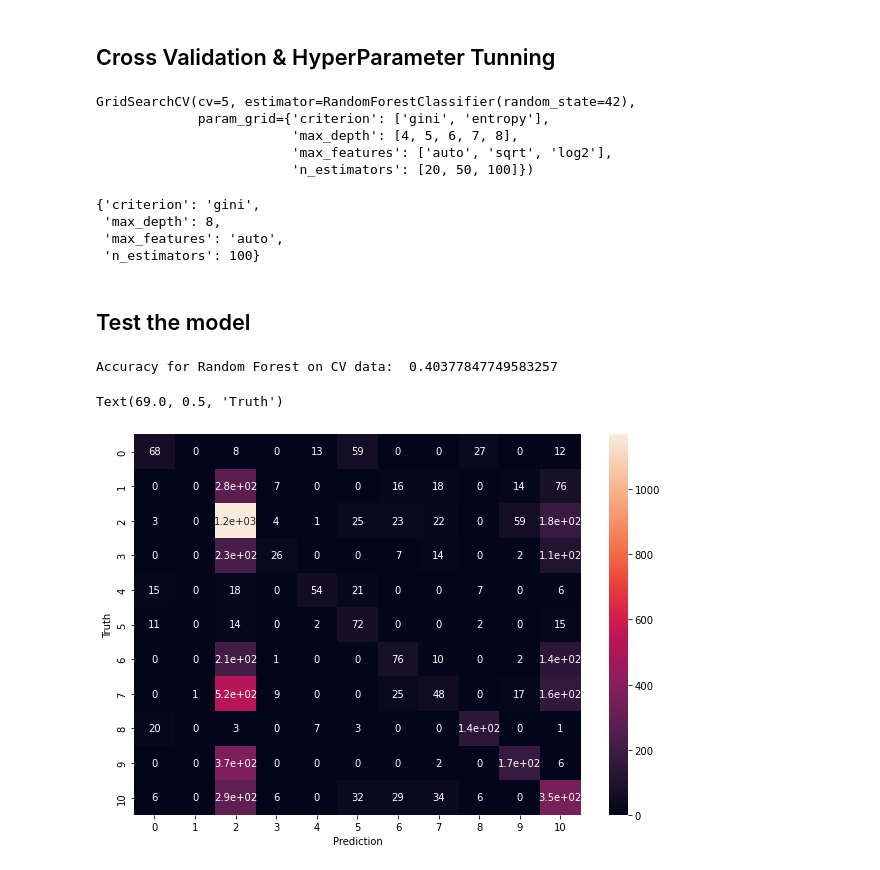
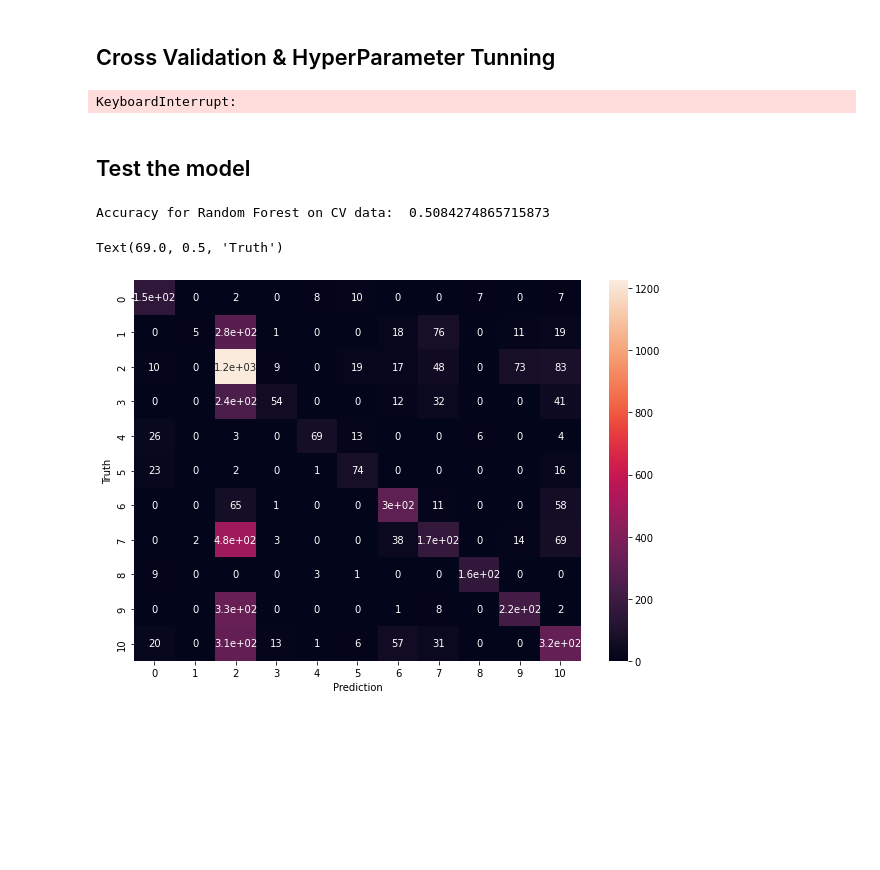
Before and after one commit to rawanalqarni/Music_Dataset, a Jupyter notebook: Samah/ML_RandomForest.ipynb, the cells around one changed output. Drawn from its saved outputs; the diff is of its cells as text; code cells hidden in the pictures; blank space fills up the shorter version.

```diff
--- a/Samah/ML_RandomForest.ipynb
+++ b/Samah/ML_RandomForest.ipynb
@@ -145,39 +145,30 @@ param_grid = {
     'criterion' :['gini', 'entropy']
 }
 CV_rfc = GridSearchCV(estimator=rfc, param_grid=param_grid, cv= 5,return_train_score=False)
-CV_rfc.fit(x_train[selected_features], y_train.values.ravel())
+CV_rfc.fit(x_train, y_train.values.ravel())
 # %% [output]
-GridSearchCV(cv=5, estimator=RandomForestClassifier(random_state=42),
-             param_grid={'criterion': ['gini', 'entropy'],
-                         'max_depth': [4, 5, 6, 7, 8],
-                         'max_features': ['auto', 'sqrt', 'log2'],
-                         'n_estimators': [20, 50, 100]})
+KeyboardInterrupt:
 # %%
 CV_rfc.best_params_
-# %% [output]
-{'criterion': 'gini',
- 'max_depth': 8,
- 'max_features': 'auto',
- 'n_estimators': 100}
 # %% [markdown]
 ## Test the model
 # %%
 from sklearn.metrics import confusion_matrix
 from sklearn.metrics import  accuracy_score
 
 rfc1=RandomForestClassifier(random_state=42, max_features='auto', n_estimators= 100, max_depth=8, criterion='entropy')
-rfc1.fit(x_train[selected_features], y_train.values.ravel())
-y_pred = rfc1.predict(x_test[selected_features])
+rfc1.fit(x_train, y_train.values.ravel())
+y_pred = rfc1.predict(x_test)
 print("Accuracy for Random Forest on CV data: ",accuracy_score(y_test,y_pred))
 
 cm = confusion_matrix(y_test,y_pred)
 import matplotlib.pyplot as plt
 import seaborn as sn
 plt.figure(figsize=(10,7))
 sn.heatmap(cm, annot=True)
 plt.xlabel('Prediction')
 plt.ylabel('Truth')
 # %% [output]
-Accuracy for Random Forest on CV data:  0.40377847749583257
+Accuracy for Random Forest on CV data:  0.5084274865715873
 Text(69.0, 0.5, 'Truth')
-[figure, old version]
+[figure, new version]
```
Also changed, not shown: parts of 2 cells of this notebook, 4 other files.
